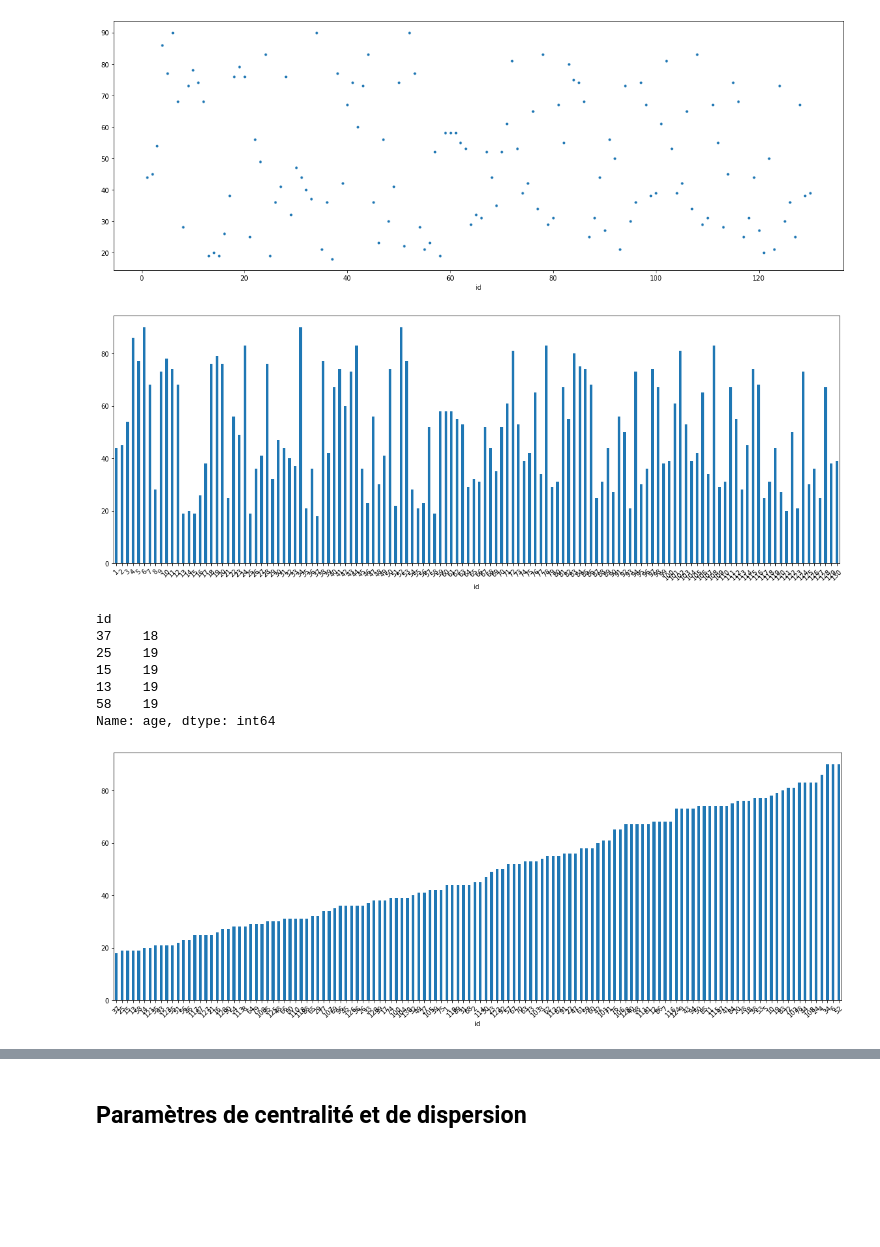
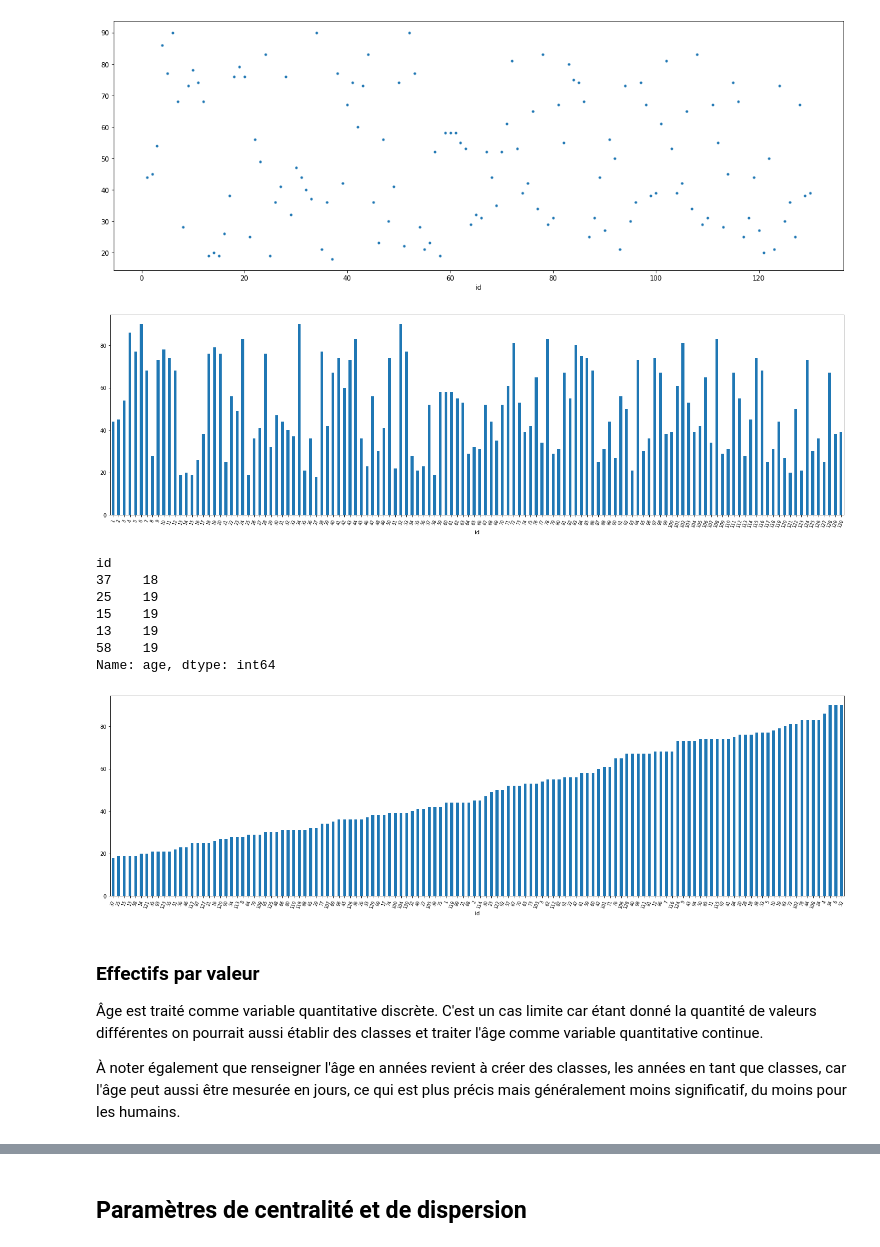
Before and after one commit to Sciences-historiques-numeriques/histoire_numerique_methodes, a Jupyter notebook: statistiques_descriptives/elements_statistiques_descriptives.ipynb, the cells around one changed output, grey strips where cells are left out. Cells and saved outputs as stored; diff of their text form; code cells hidden in the pictures; blank space fills up the shorter version.

```diff
--- a/statistiques_descriptives/elements_statistiques_descriptives.ipynb
+++ b/statistiques_descriptives/elements_statistiques_descriptives.ipynb
@@ -150,9 +154,10 @@ age.plot(style='.',figsize=(20,7))
 <AxesSubplot:xlabel='id'>
 [figure]
 # %%
-ax = age.plot.bar(x='lab', y='val', rot=45, figsize=(20,7))
+ax = age.plot.bar(x='lab', y='val', rot=70, figsize=(25,7))
+ax.tick_params(axis = 'x', labelsize = 8)
 # %% [output]
-[figure, old version]
+[figure, new version]
 # %%
 s_age = age.sort_values()
 s_age.head()
@@ -165,6 +170,13 @@ id
 58    19
 Name: age, dtype: int64
 # %%
-ax = s_age.plot.bar(x='lab', y='val', rot=45, figsize=(20,7))
+ax = s_age.plot.bar(x='lab', y='val', rot=70, figsize=(25,7))
+ax.tick_params(axis = 'x', labelsize = 8)
 # %% [output]
-[figure, old version]
+[figure, new version]
+# %% [markdown]
+### Effectifs par valeur
+
+Âge est traité comme variable quantitative discrète. C'est un cas limite car étant donné la quantité de valeurs différentes on pourrait aussi établir des classes et traiter l'âge comme variable quantitative continue.
+
+À noter également que renseigner l'âge en années revient à créer des classes, les années en tant que classes, car l'âge peut aussi être mesurée en jours, ce qui est plus précis mais généralement moins significatif, du moins pour les humains.
```
Also changed, not shown: parts of 63 cells of this notebook, 1 other file.
